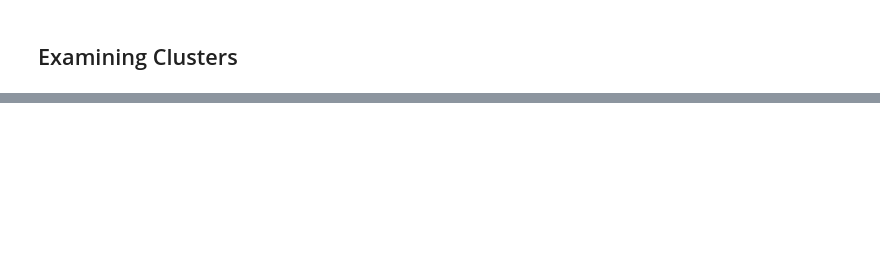
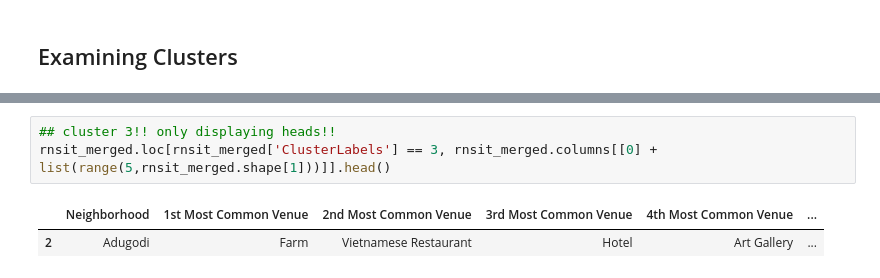
Before and after one commit to pratyush2109/Coursera_Capstone, a Jupyter notebook: Capstone_Project.ipynb, the cells around one changed output, grey strips where cells are left out. Saved outputs shown, nothing was run; the diff lists cells and outputs as text; blank space fills up the shorter version.

```diff
--- a/Capstone_Project.ipynb
+++ b/Capstone_Project.ipynb
@@ -599,0 +632,6 @@ rnsit_merged.loc[rnsit_merged['ClusterLabels'] == 2, rnsit_merged.columns[[0] +
+# %%
+## cluster 3!! only displaying heads!!
+rnsit_merged.loc[rnsit_merged['ClusterLabels'] == 3, rnsit_merged.columns[[0] + list(range(5,rnsit_merged.shape[1]))]].head()
+# %% [output]
+|  | Neighborhood | 1st Most Common Venue | 2nd Most Common Venue | 3rd Most Common Venue | 4th Most Common Venue | ... |
+| 2 | Adugodi | Farm | Vietnamese Restaurant | Hotel | Art Gallery | ... |
```
Also changed, not shown: parts of 9 cells of this notebook.
